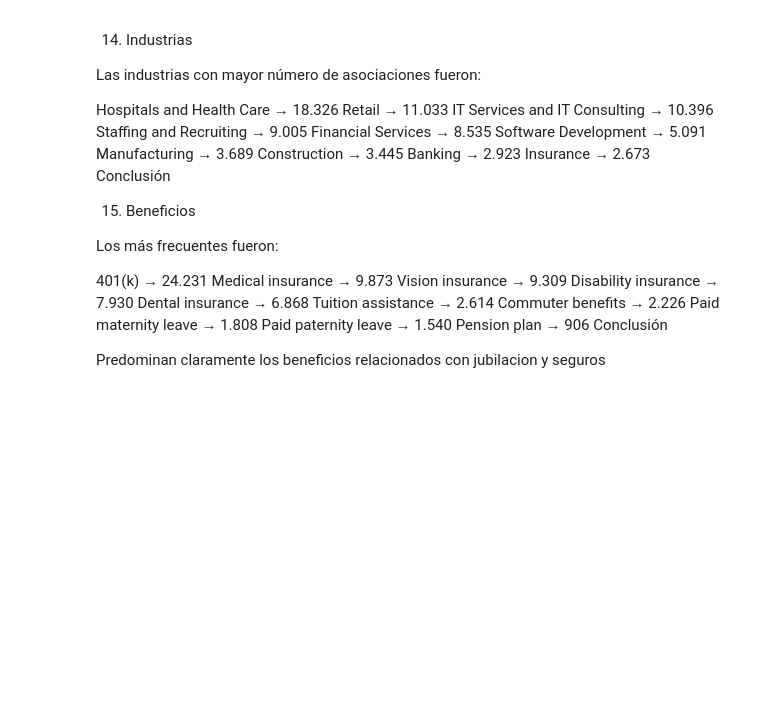
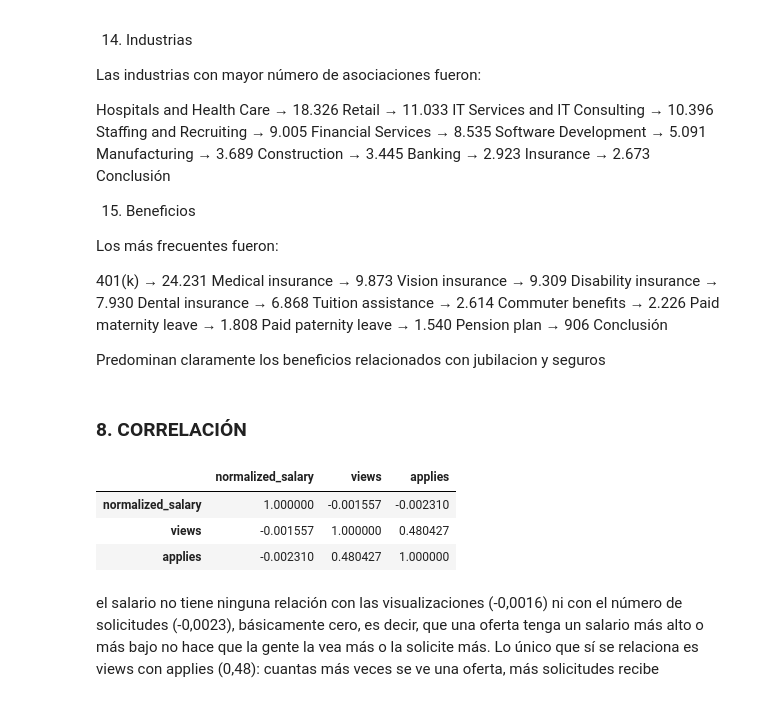
Before and after one commit to Bea-pp/PROYECTO-MERCADO-LABORAL-EN-DATOS-E-IA, a Jupyter notebook: analisis_exploratorio_dataset.ipynb, the cells around one changed output. Cells and saved outputs as stored; diff of their text form; code cells hidden in the pictures; blank space fills up the shorter version.

```diff
--- a/analisis_exploratorio_dataset.ipynb
+++ b/analisis_exploratorio_dataset.ipynb
@@ -3608,3 +3612,15 @@ Pension plan → 906
 Conclusión
 
 Predominan claramente los beneficios relacionados con jubilacion y seguros
+# %% [markdown]
+### 8. CORRELACIÓN
+# %%
+# Correlación entre salario y otras variables numéricas
+postings_eeuu[["normalized_salary", "views", "applies"]].corr()
+# %% [output]
+|  | normalized_salary | views | applies |
+| normalized_salary | 1.000000 | -0.001557 | -0.002310 |
+| views | -0.001557 | 1.000000 | 0.480427 |
+| applies | -0.002310 | 0.480427 | 1.000000 |
+# %% [markdown]
+el salario no tiene ninguna relación con las visualizaciones (-0,0016) ni con el número de solicitudes (-0,0023), básicamente cero, es decir, que una oferta tenga un salario más alto o más bajo no hace que la gente la vea más o la solicite más. Lo único que sí se relaciona es views con applies (0,48): cuantas más veces se ve una oferta, más solicitudes recibe
```
Also changed, not shown: parts of 40 cells of this notebook, 7 other files.
